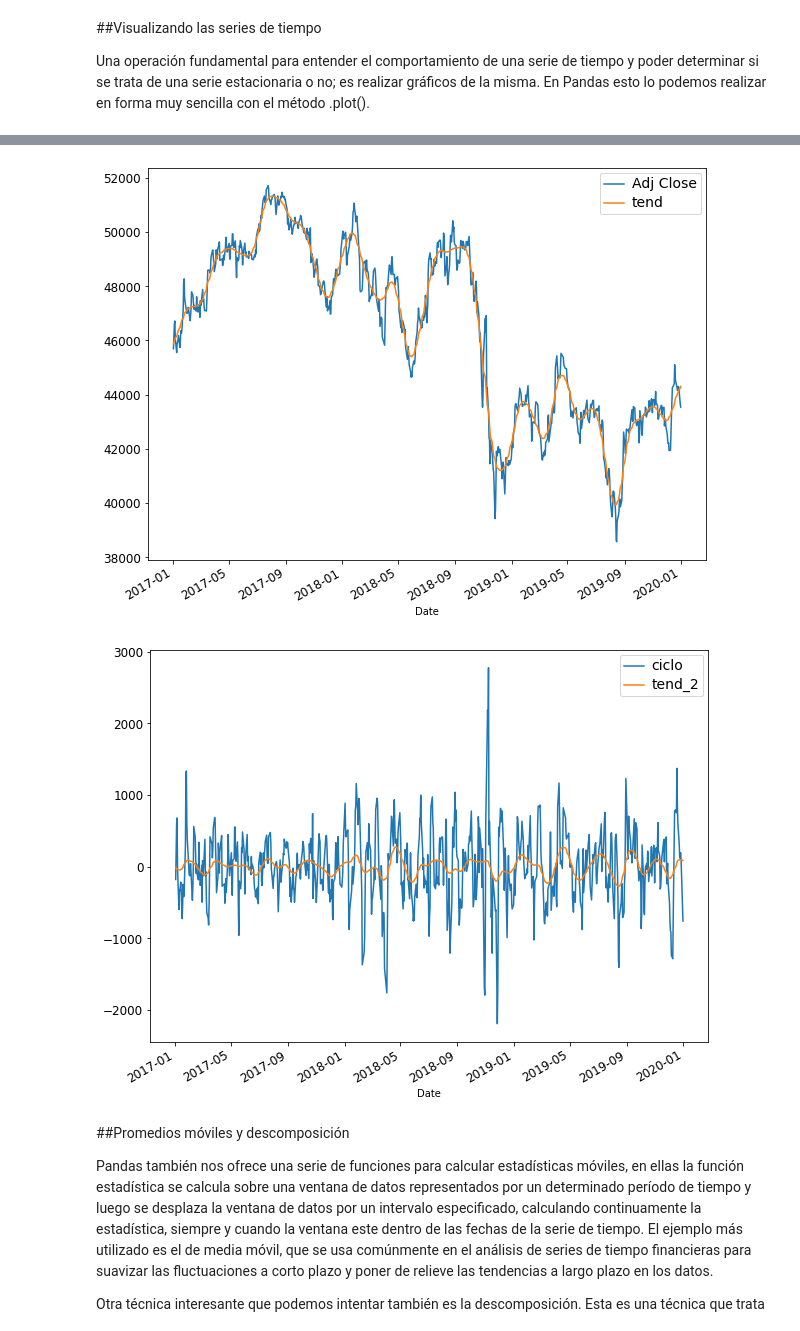
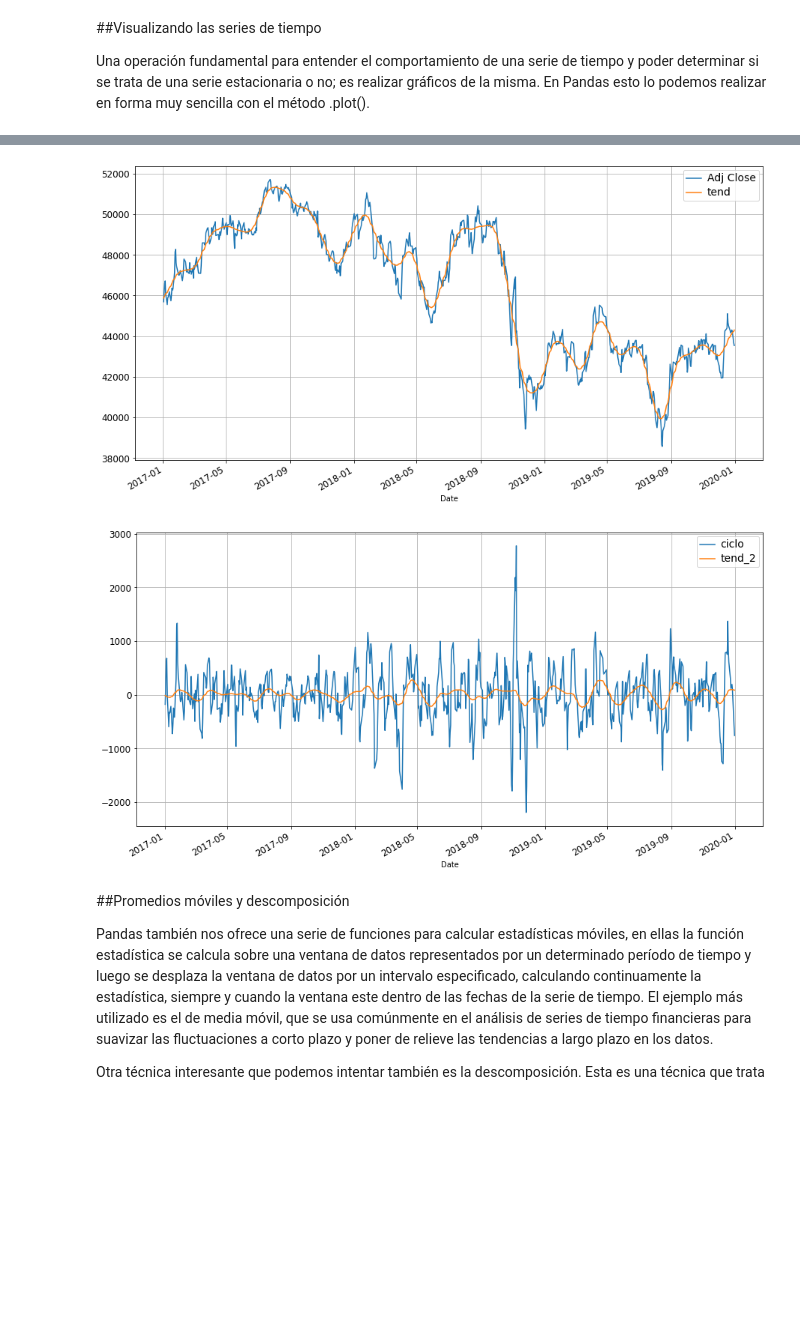
Before and after one commit to DonRoboto/Financial_Models, a Jupyter notebook: IPC_v1.ipynb, the cells around one changed output, grey strips where cells are left out. Cells and saved outputs as stored; diff of their text form; code cells hidden in the pictures; blank space fills up the shorter version.

```diff
--- a/IPC_v1.ipynb
+++ b/IPC_v1.ipynb
@@ -263,22 +265,24 @@ wft['tend'] = wft_tend
 wft['ciclo'] = wft_ciclo
 # %%
 # graficando la variacion del precio real con la tendencia.
-wft[['Adj Close', 'tend']].plot(figsize=(10, 8), fontsize=12);
+wft[['Adj Close', 'tend']].plot(figsize=(15, 8), fontsize=12);
 legend = plt.legend()
 legend.prop.set_size(14);
+plt.grid(True)
 # %% [output]
-[figure, old version]
+[figure, new version]
 # %%
 wft_ciclo_2, wft_tend_2 = sm.tsa.filters.hpfilter(wft['ciclo'])
 wft['tend_2'] = wft_tend_2
 wft['ciclo_2'] = wft_ciclo_2
 # %%
 # graficando la variacion del precio real con la tendencia.
-wft[['ciclo', 'tend_2']].plot(figsize=(10, 8), fontsize=12);
+wft[['ciclo', 'tend_2']].plot(figsize=(15, 8), fontsize=12);
 legend = plt.legend()
 legend.prop.set_size(14);
+plt.grid(True)
 # %% [output]
-[figure, old version]
+[figure, new version]
 # %% [markdown]
 
 ##Promedios móviles y descomposición
```
Also changed, not shown: parts of 3 cells of this notebook.
